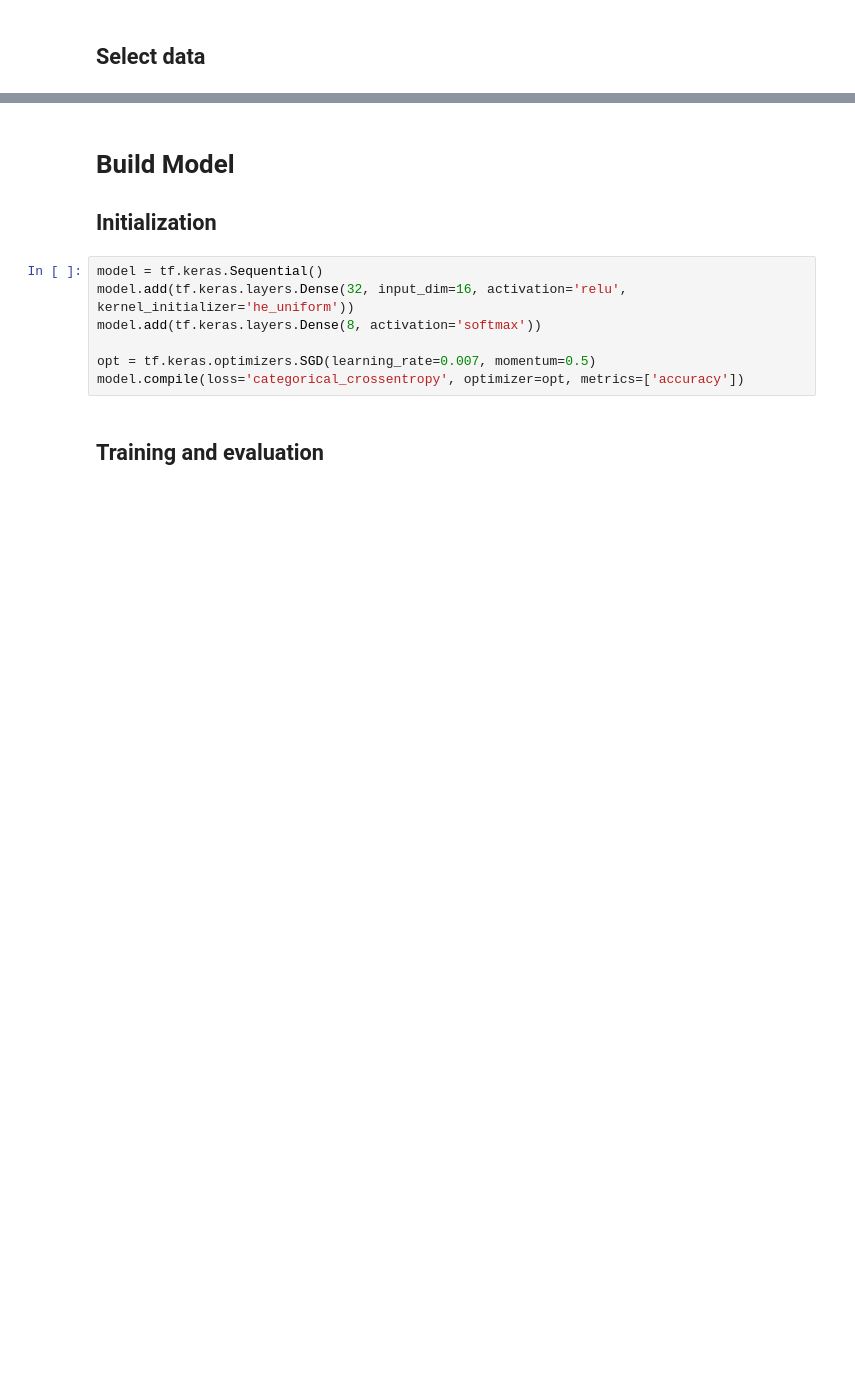
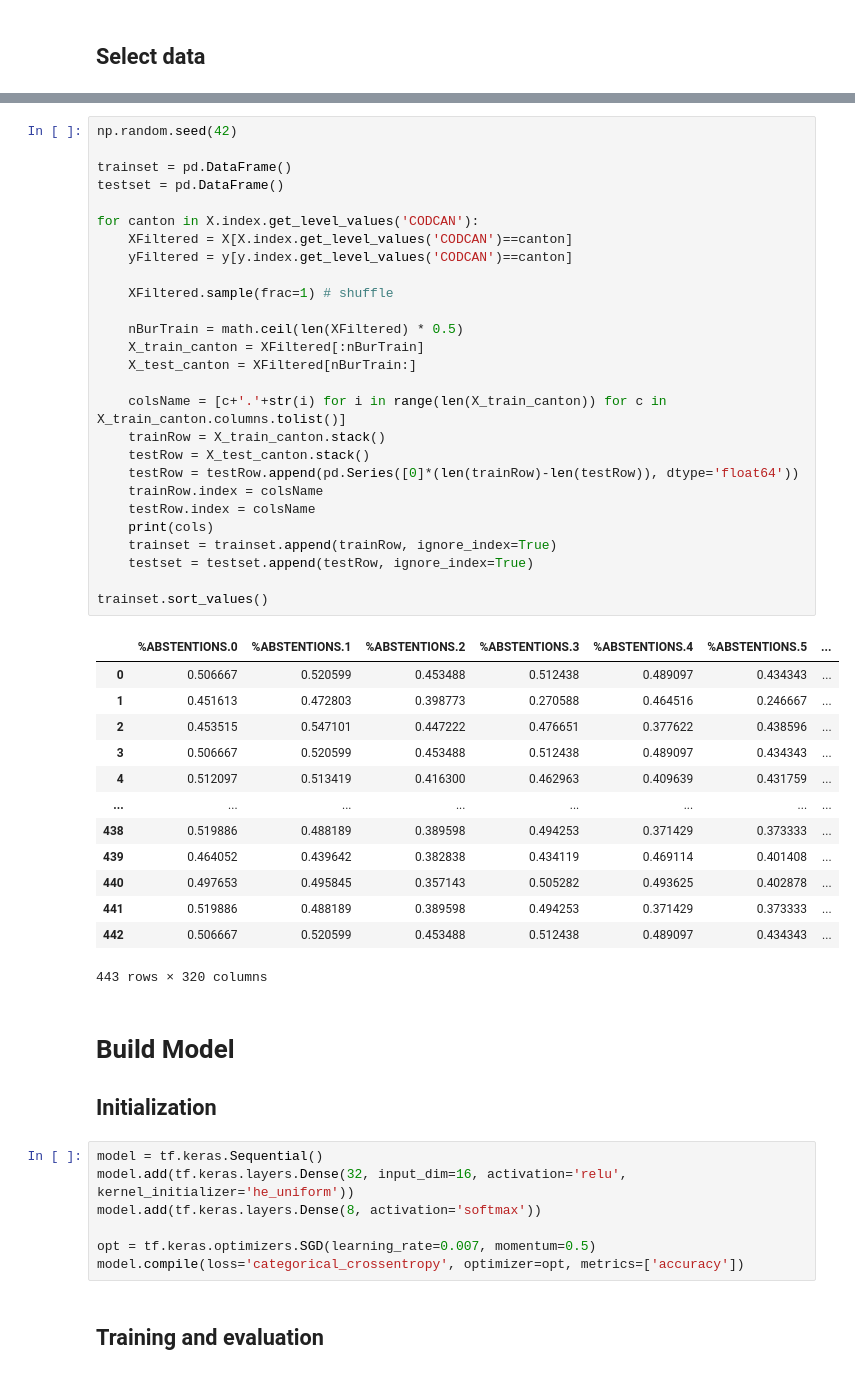
Before and after one commit to Anatharr/elections, a Jupyter notebook: models/model_training.ipynb, the cells around one changed output, grey strips where cells are left out. Drawn from its saved outputs; the diff is of its cells as text; blank space fills up the shorter version.

```diff
--- a/models/model_training.ipynb
+++ b/models/model_training.ipynb
@@ -41,3 +43,44 @@ print(X_train.shape, y_train.shape)
+# %%
+np.random.seed(42)
+
+trainset = pd.DataFrame()
+testset = pd.DataFrame()
+
+for canton in X.index.get_level_values('CODCAN'):
+    XFiltered = X[X.index.get_level_values('CODCAN')==canton]
+    yFiltered = y[y.index.get_level_values('CODCAN')==canton]
+
+    XFiltered.sample(frac=1) # shuffle
+
+    nBurTrain = math.ceil(len(XFiltered) * 0.5)
+    X_train_canton = XFiltered[:nBurTrain]
+    X_test_canton = XFiltered[nBurTrain:]
+
+    colsName = [c+'.'+str(i) for i in range(len(X_train_canton)) for c in X_train_canton.columns.tolist()]
+    trainRow = X_train_canton.stack()
+    testRow = X_test_canton.stack()
+    testRow = testRow.append(pd.Series([0]*(len(trainRow)-len(testRow)), dtype='float64'))
+    trainRow.index = colsName
+    testRow.index = colsName
+    print(cols)
+    trainset = trainset.append(trainRow, ignore_index=True)
+    testset = testset.append(testRow, ignore_index=True)
+
+trainset.sort_values()
+# %% [output]
+|  | %ABSTENTIONS.0 | %ABSTENTIONS.1 | %ABSTENTIONS.2 | %ABSTENTIONS.3 | %ABSTENTIONS.4 | %ABSTENTIONS.5 | ... |
+| 0 | 0.506667 | 0.520599 | 0.453488 | 0.512438 | 0.489097 | 0.434343 | ... |
+| 1 | 0.451613 | 0.472803 | 0.398773 | 0.270588 | 0.464516 | 0.246667 | ... |
+| 2 | 0.453515 | 0.547101 | 0.447222 | 0.476651 | 0.377622 | 0.438596 | ... |
+| 3 | 0.506667 | 0.520599 | 0.453488 | 0.512438 | 0.489097 | 0.434343 | ... |
+| 4 | 0.512097 | 0.513419 | 0.416300 | 0.462963 | 0.409639 | 0.431759 | ... |
+| ... | ... | ... | ... | ... | ... | ... | ... |
+| 438 | 0.519886 | 0.488189 | 0.389598 | 0.494253 | 0.371429 | 0.373333 | ... |
+| 439 | 0.464052 | 0.439642 | 0.382838 | 0.434119 | 0.469114 | 0.401408 | ... |
+| 440 | 0.497653 | 0.495845 | 0.357143 | 0.505282 | 0.493625 | 0.402878 | ... |
+| 441 | 0.519886 | 0.488189 | 0.389598 | 0.494253 | 0.371429 | 0.373333 | ... |
+| 442 | 0.506667 | 0.520599 | 0.453488 | 0.512438 | 0.489097 | 0.434343 | ... |
+443 rows × 320 columns
 # %% [markdown]
 # Build Model
 
```
Also changed, not shown: parts of 3 cells of this notebook, 2 other files.
